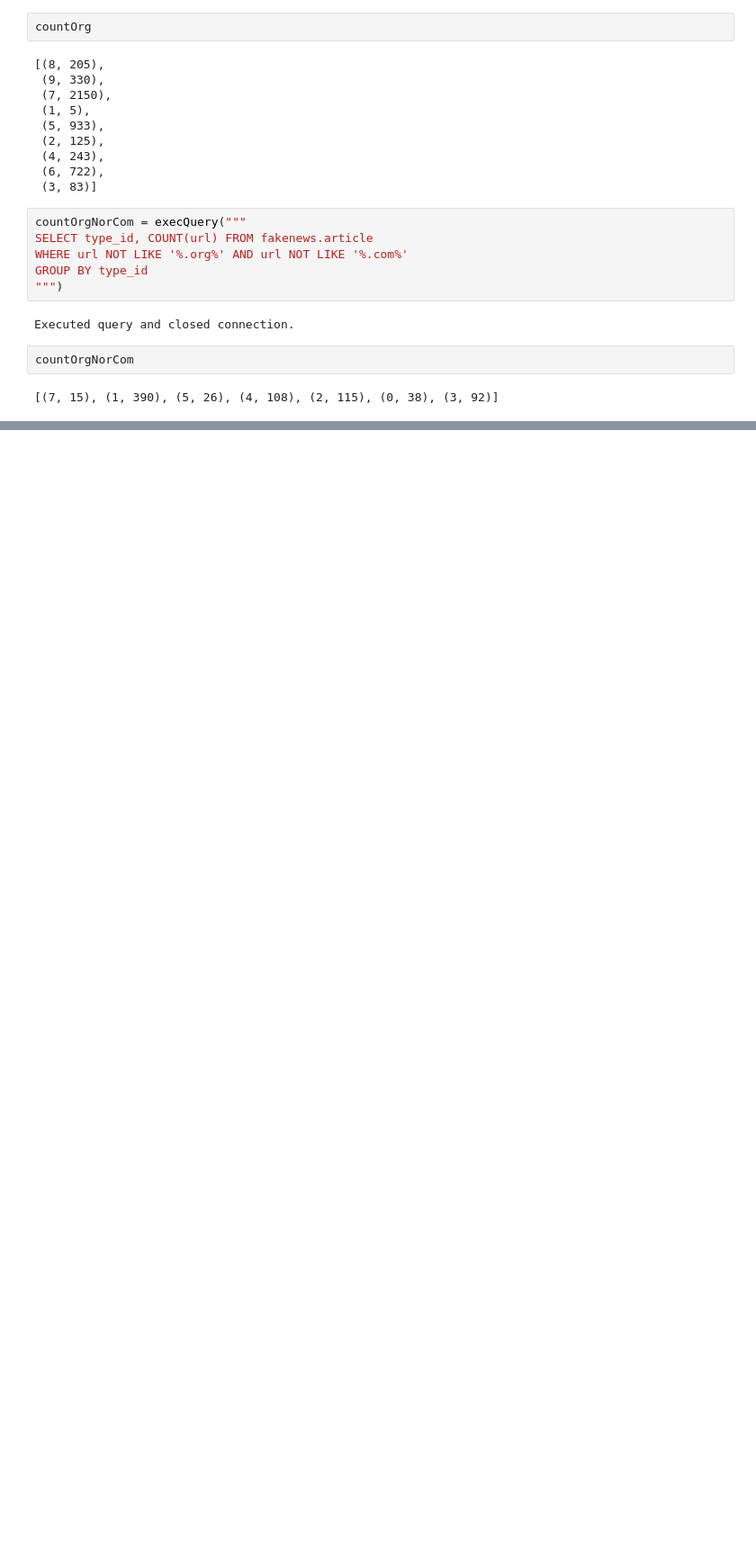
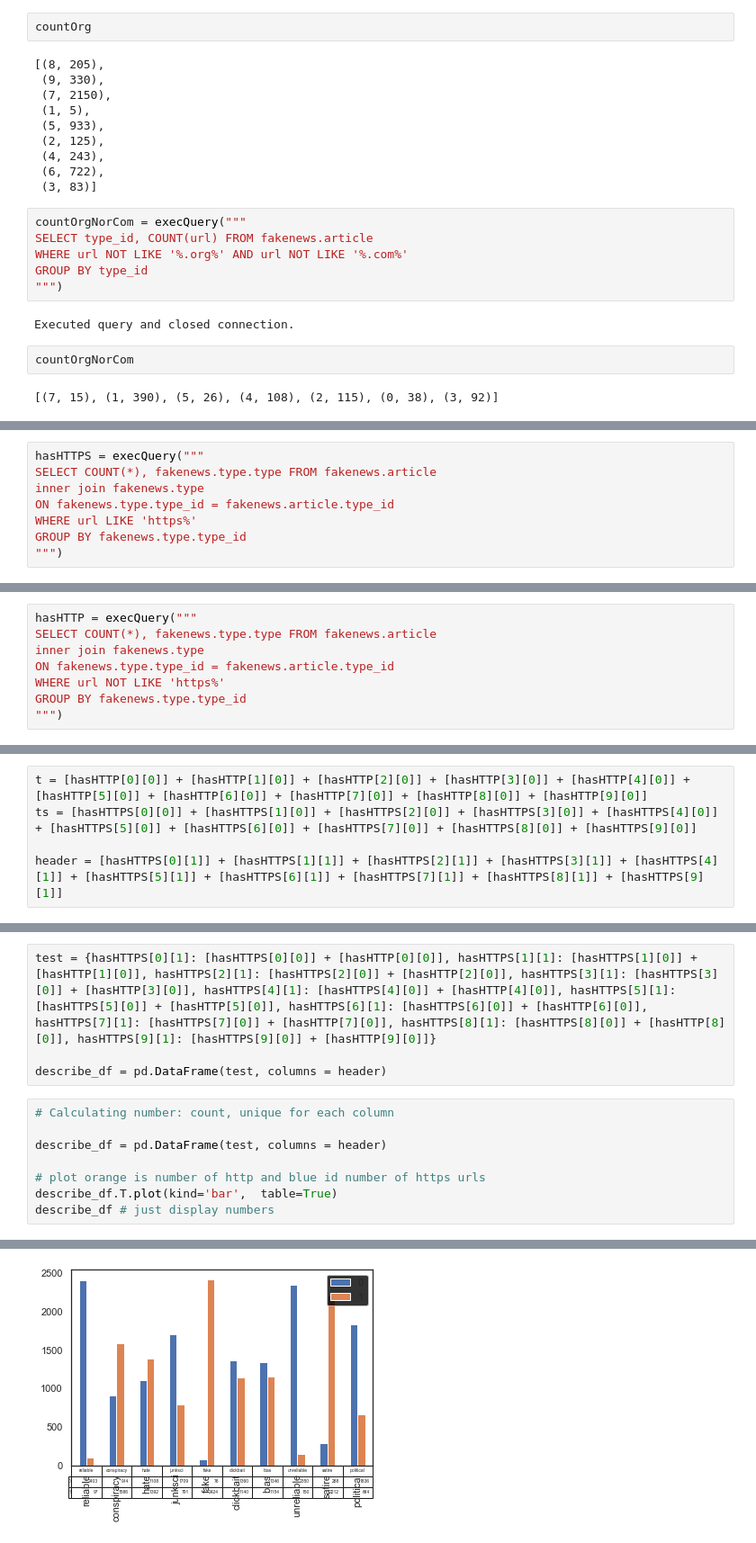
Before and after one commit to SystemOut1324/Datascience_Final_Project, a Jupyter notebook: Appendix/Manual/Setup_exploration_jonathan.ipynb, the cells around one changed output, grey strips where cells are left out. Shown at 90% size. Cells and saved outputs as stored; diff of their text form; blank space fills up the shorter version.

Commit message:
Added http and https check and most frequent websites

```diff
--- a/Appendix/Manual/Setup_exploration_jonathan.ipynb
+++ b/Appendix/Manual/Setup_exploration_jonathan.ipynb
@@ -224,0 +252,8 @@ countOrgNorCom
+# %%
+hasHTTPS = execQuery("""
+SELECT COUNT(*), fakenews.type.type FROM fakenews.article
+inner join fakenews.type
+ON fakenews.type.type_id = fakenews.article.type_id
+WHERE url LIKE 'https%'
+GROUP BY fakenews.type.type_id
+""")
@@ -224,0 +275,8 @@ countOrgNorCom
+# %%
+hasHTTP = execQuery("""
+SELECT COUNT(*), fakenews.type.type FROM fakenews.article
+inner join fakenews.type
+ON fakenews.type.type_id = fakenews.article.type_id
+WHERE url NOT LIKE 'https%'
+GROUP BY fakenews.type.type_id
+""")
@@ -224,0 +298,5 @@ countOrgNorCom
+# %%
+t = [hasHTTP[0][0]] + [hasHTTP[1][0]] + [hasHTTP[2][0]] + [hasHTTP[3][0]] + [hasHTTP[4][0]] + [hasHTTP[5][0]] + [hasHTTP[6][0]] + [hasHTTP[7][0]] + [hasHTTP[8][0]] + [hasHTTP[9][0]]
+ts = [hasHTTPS[0][0]] + [hasHTTPS[1][0]] + [hasHTTPS[2][0]] + [hasHTTPS[3][0]] + [hasHTTPS[4][0]] + [hasHTTPS[5][0]] + [hasHTTPS[6][0]] + [hasHTTPS[7][0]] + [hasHTTPS[8][0]] + [hasHTTPS[9][0]]
+
+header = [hasHTTPS[0][1]] + [hasHTTPS[1][1]] + [hasHTTPS[2][1]] + [hasHTTPS[3][1]] + [hasHTTPS[4][1]] + [hasHTTPS[5][1]] + [hasHTTPS[6][1]] + [hasHTTPS[7][1]] + [hasHTTPS[8][1]] + [hasHTTPS[9][1]]
@@ -224,0 +312,13 @@ countOrgNorCom
+# %%
+test = {hasHTTPS[0][1]: [hasHTTPS[0][0]] + [hasHTTP[0][0]], hasHTTPS[1][1]: [hasHTTPS[1][0]] + [hasHTTP[1][0]], hasHTTPS[2][1]: [hasHTTPS[2][0]] + [hasHTTP[2][0]], hasHTTPS[3][1]: [hasHTTPS[3][0]] + [hasHTTP[3][0]], hasHTTPS[4][1]: [hasHTTPS[4][0]] + [hasHTTP[4][0]], hasHTTPS[5][1]: [hasHTTPS[5][0]] + [hasHTTP[5][0]], hasHTTPS[6][1]: [hasHTTPS[6][0]] + [hasHTTP[6][0]], hasHTTPS[7][1]: [hasHTTPS[7][0]] + [hasHTTP[7][0]], hasHTTPS[8][1]: [hasHTTPS[8][0]] + [hasHTTP[8][0]], hasHTTPS[9][1]: [hasHTTPS[9][0]] + [hasHTTP[9][0]]}
+
+describe_df = pd.DataFrame(test, columns = header)
+# %%
+# Calculating number: count, unique for each column
+
+describe_df = pd.DataFrame(test, columns = header)
+
+# plot orange is number of http and blue id number of https urls
+describe_df.T.plot(kind='bar',  table=True)
+describe_df # just display numbers
+# %% [output]
@@ -224,0 +328 @@ countOrgNorCom
+[figure, added]
```
Also changed, not shown: parts of 11 cells of this notebook.
